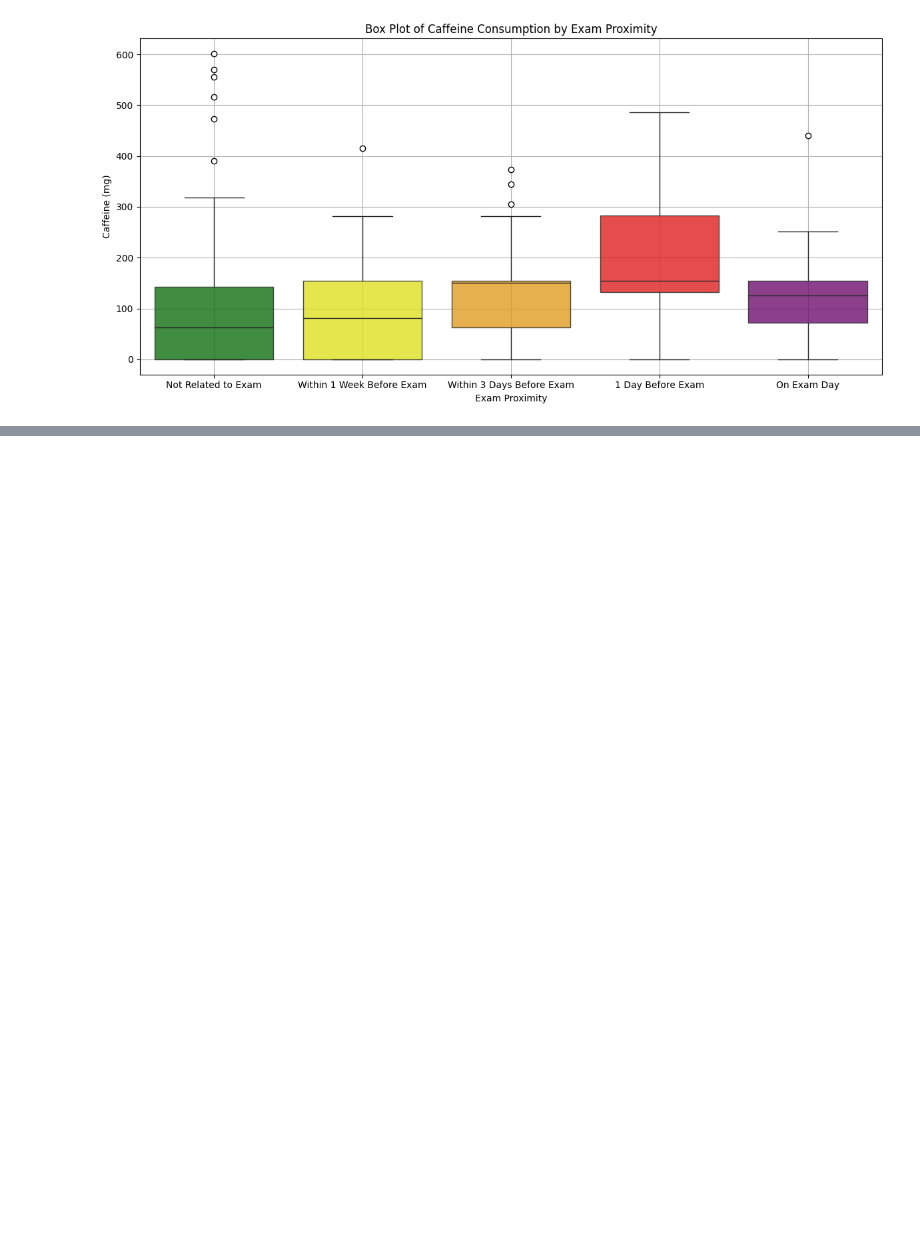
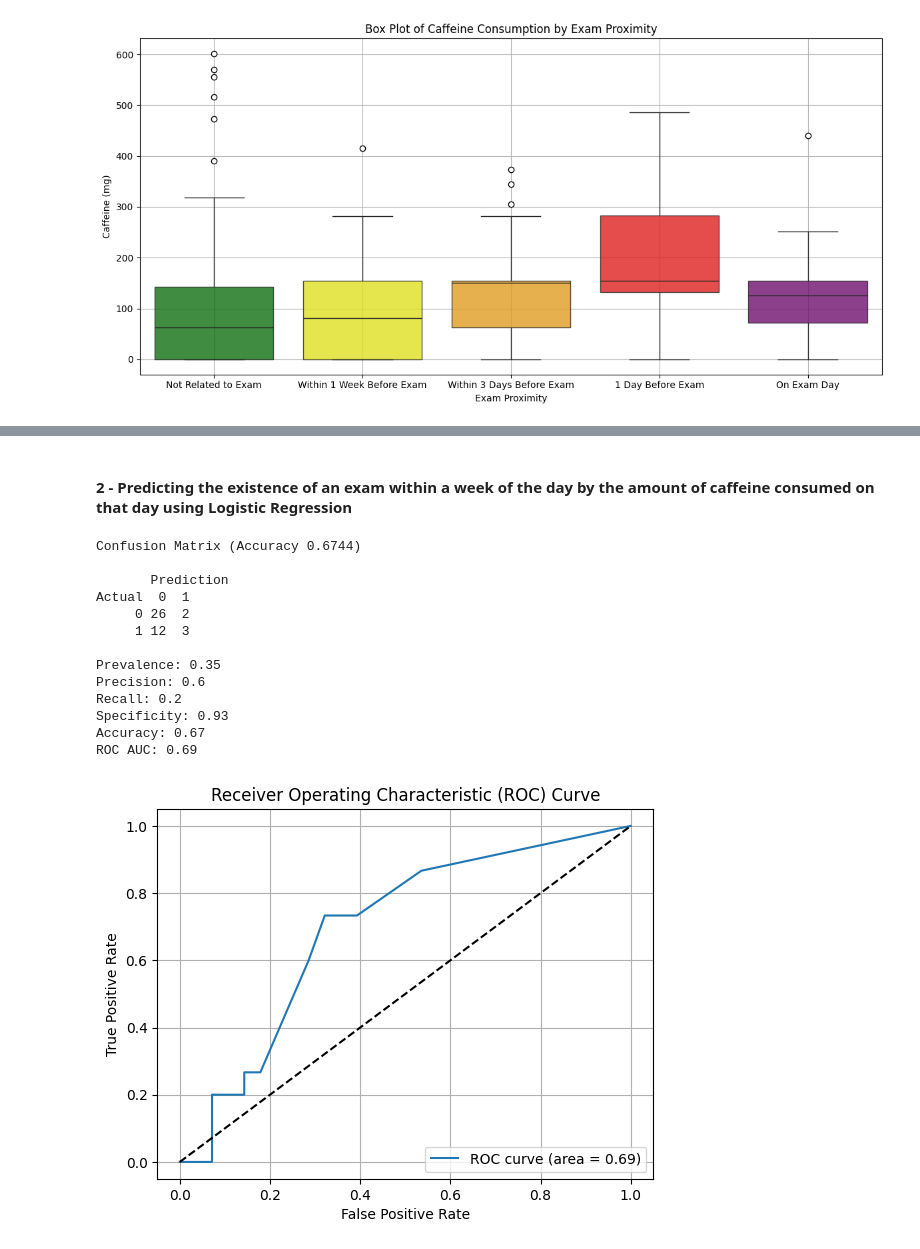
Before and after one commit to DeliMaliBagibala/DSA210-Term-Project, a Jupyter notebook: DSA210 Project Notebook.ipynb, the cells around one changed output, grey strips where cells are left out. Cells and saved outputs as stored; diff of their text form; code cells hidden in the pictures; blank space fills up the shorter version.

```diff
--- a/DSA210 Project Notebook.ipynb
+++ b/DSA210 Project Notebook.ipynb
@@ -390,0 +609,66 @@ Passing `palette` without assigning `hue` is deprecated and will be removed in v
+# %% [markdown]
+#### 2 - Predicting the existence of an exam within a week of the day by the amount of caffeine consumed on that day using Logistic Regression
+# %%
+df["Exam Related(ENC)"] = df["Exam Related"].apply(lambda x: 1 if x == "Related to Exam" else 0)
+predictor_logitreg = "Caffeine Consumption"
+outcome_logitreg = "Exam Related(ENC)"
+
+X2 = df[[predictor_logitreg]]
+y2 = df[outcome_logitreg]
+X2_train_logitreg, X2_test_logitreg, y2_train_logitreg, y2_test_logitreg = train_test_split(X2, y2, test_size = 0.2, random_state = 42)
+
+logit_reg = LogisticRegression()
+logit_reg.fit(X2_train_logitreg, y2_train_logitreg)
+
+pd.DataFrame(data = {'Coefs': np.concatenate((logit_reg.intercept_, logit_reg.coef_[0]))},
+             index = np.concatenate((['Intercept'], X2_test_logitreg.columns)))
+pred_logitreg = pd.DataFrame(logit_reg.predict_proba(X2_test_logitreg),
+                             columns = logit_reg.classes_)
+pred = logit_reg.predict(X2_test_logitreg)
+classificationSummary(y2_test_logitreg, pred, class_names = logit_reg.classes_)
+y_scores = logit_reg.predict_proba(X2_test_logitreg)
+y_scores = y_scores[:, 1]
+
+# Calculate metrics
+conf_matrix = confusion_matrix(y2_test_logitreg, pred)
+roc_auc = roc_auc_score(y2_test_logitreg, y_scores)
+
+# The number for the calculation for some of the metrics were entered manually, where;
+TruePositive = 26
+FalsePositive = 12
+FalseNegative = 2
+TrueNegative = 3
+print("")
+print(f"Prevalence: {round((FalsePositive+TrueNegative)/(TruePositive+FalseNegative+FalsePositive+TrueNegative), 2)}")
+print(f"Precision: {round(TrueNegative/(FalseNegative+TrueNegative), 2)}")
+print(f"Recall: {round(TrueNegative/(FalsePositive+TrueNegative), 2)}")
+print(f"Specificity: {round(TruePositive/(TruePositive+FalseNegative), 2)}")
+print(f"Accuracy: {round((TruePositive+TrueNegative)/(TruePositive+FalseNegative+FalsePositive+TrueNegative), 2)}")
+print(f"ROC AUC: {roc_auc:.2f}")
+
+# Ploting ROC Curve
+fpr, tpr, thresholds = roc_curve(y2_test_logitreg, y_scores)
+plt.figure()
+plt.plot(fpr, tpr, label=f'ROC curve (area = {roc_auc:.2f})')
+plt.plot([0, 1], [0, 1], 'k--')  # Diagonal line
+plt.xlabel('False Positive Rate')
+plt.ylabel('True Positive Rate')
+plt.title('Receiver Operating Characteristic (ROC) Curve')
+plt.legend(loc="lower right")
+plt.grid(True)
+plt.show()
+# %% [output]
+Confusion Matrix (Accuracy 0.6744)
+
+       Prediction
+Actual  0  1
+     0 26  2
+     1 12  3
+
+Prevalence: 0.35
+Precision: 0.6
+Recall: 0.2
+Specificity: 0.93
+Accuracy: 0.67
+ROC AUC: 0.69
+[figure, added]
```
Also changed, not shown: parts of 16 cells of this notebook, 1 other file.
